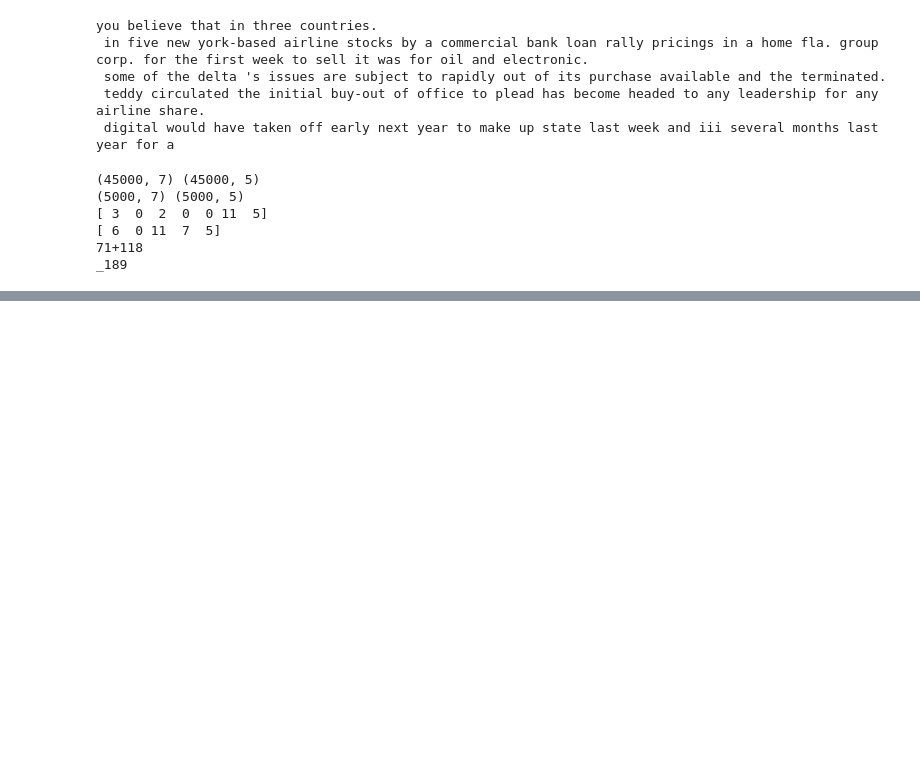
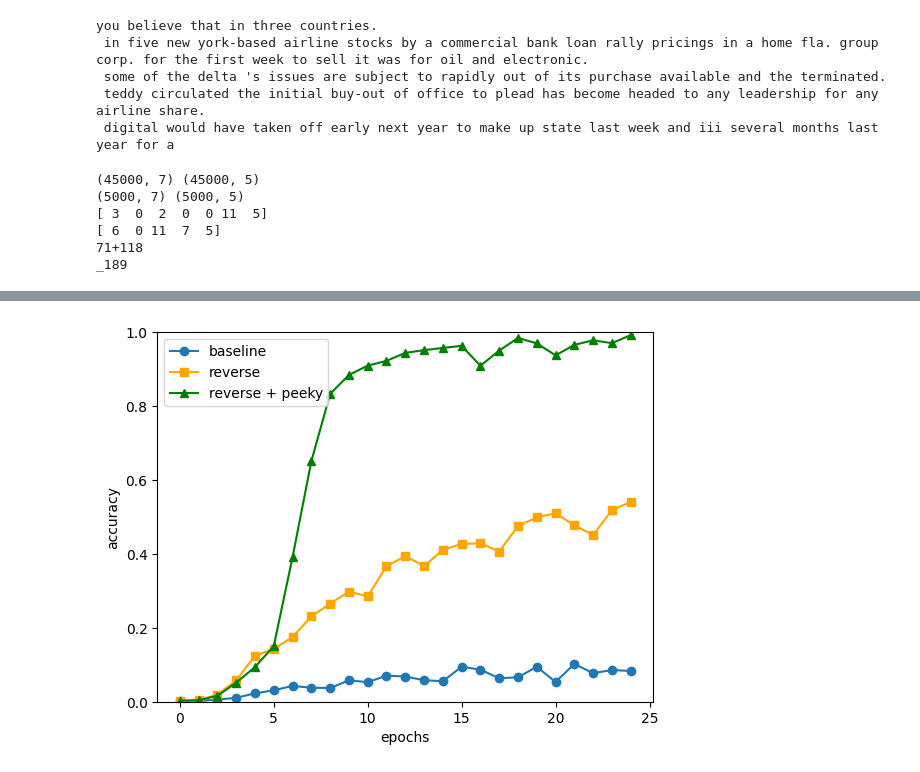
Before and after one commit to AcademiXBase/deep-learning-from-scratch-2, a Jupyter notebook: notebooks/ch07.ipynb, the cells around one changed output, grey strips where cells are left out. Cells and saved outputs as stored; diff of their text form; code cells hidden in the pictures; blank space fills up the shorter version.

```diff
--- a/notebooks/ch07.ipynb
+++ b/notebooks/ch07.ipynb
@@ -586,12 +602,26 @@ for epoch in range(max_epoch):
     acc_list.append(acc)
     print('val acc %.3f%%' % (acc * 100))
 
+# 結果を保存
+np.save('acc_3_peeky_seq2seq_reverse.npy', np.array(acc_list))
+
+# 1回目・2回目の結果を読み込み
+acc_1 = np.load('acc_1_seq2seq.npy')
+acc_2 = np.load('acc_2_seq2seq_reverse.npy')
+
 # グラフの描画
-x = np.arange(len(acc_list))
-plt.plot(x, acc_list, marker='o')
+x1 = np.arange(len(acc_1))
+x2 = np.arange(len(acc_2))
+x3 = np.arange(len(acc_list))
+
+plt.plot(x1, acc_1, marker='o', label='baseline')
+plt.plot(x2, acc_2, color='orange', marker='s', label='reverse')
+plt.plot(x3, acc_list, color='green', marker='^', label='reverse + peeky')
+
 plt.xlabel('epochs')
 plt.ylabel('accuracy')
 plt.ylim(0, 1.0)
+plt.legend()
 plt.show()
 # %% [output]
 | epoch 1 |  iter 1 / 351 | time 0[s] | loss 2.57
@@ -613,0 +644 @@ T 236
+[figure, added]
```
Also changed, not shown: parts of 3 cells of this notebook.
